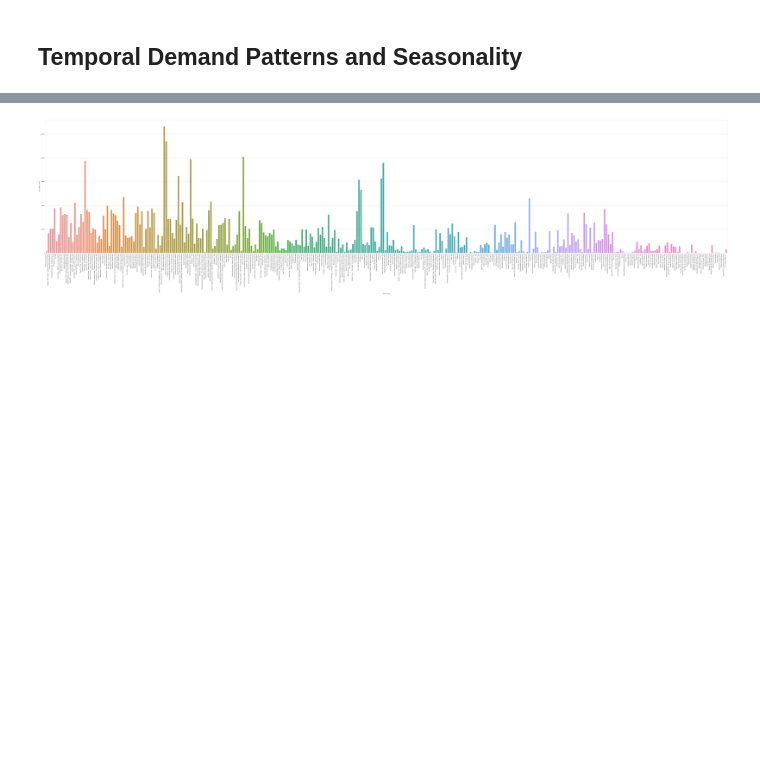
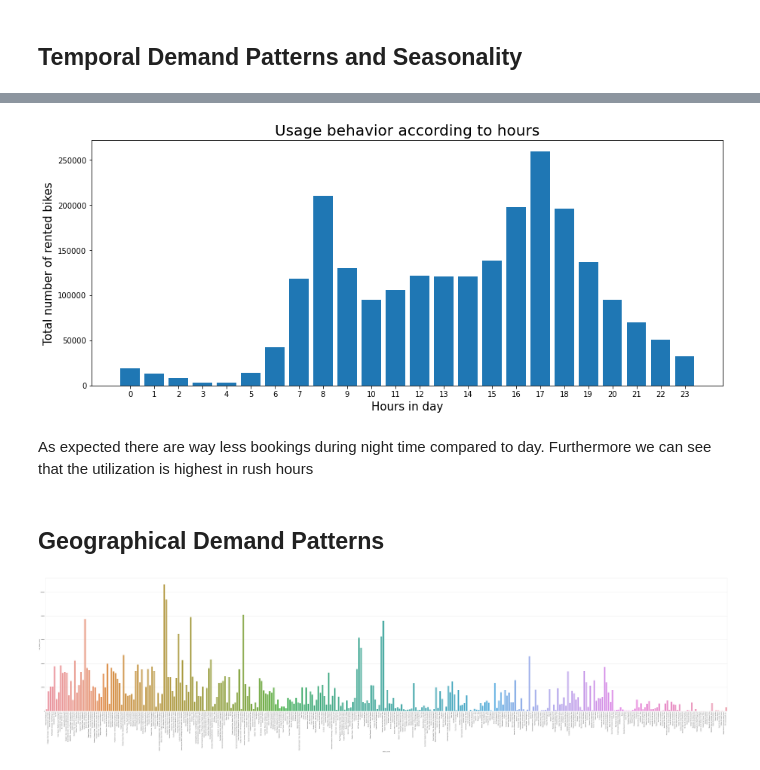
Before and after one commit to JuliusScheuerer/AA_Team_12_Assignment, a Jupyter notebook: AA_Team_12_Code.ipynb, the cells around one changed output, grey strips where cells are left out. Saved outputs shown, nothing was run; the diff lists cells and outputs as text; code cells hidden in the pictures; blank space fills up the shorter version.

```diff
--- a/AA_Team_12_Code.ipynb
+++ b/AA_Team_12_Code.ipynb
@@ -630,3 +698,22 @@ for day in range(365):
+# %%
+#Group by hours of the day and count amount of bookings
+series_bike_hours = trip_data_website.groupby(trip_data_website['start_time'].map(lambda t: t.hour)).size()
+hour_dict = {hour: series_bike_hours[hour] for hour in range(24)}
+# %%
+#Show overview of bookings during the day
+fig_hours = mpl.figure(figsize=(15,6))
+mpl.bar(range(len(hour_dict)), list(hour_dict.values()), align='center')
+mpl.xlabel('Hours in day', fontsize=15)
+mpl.ylabel('Total number of rented bikes', fontsize=15)
+mpl.title('Usage behavior according to hours', fontsize=20)
+mpl.xticks(range(len(hour_dict)), list(hour_dict.keys()))
+mpl.show()
+# %% [output]
+[figure, added]
+# %% [markdown]
+As expected there are way less bookings during night time compared to day. Furthermore we can see that the utilization is highest in rush hours
+# %% [markdown]
+## Geographical Demand Patterns
 # %%
 sns.set_style("whitegrid")
 
```
Also changed, not shown: parts of 31 cells of this notebook, 2 other files.
